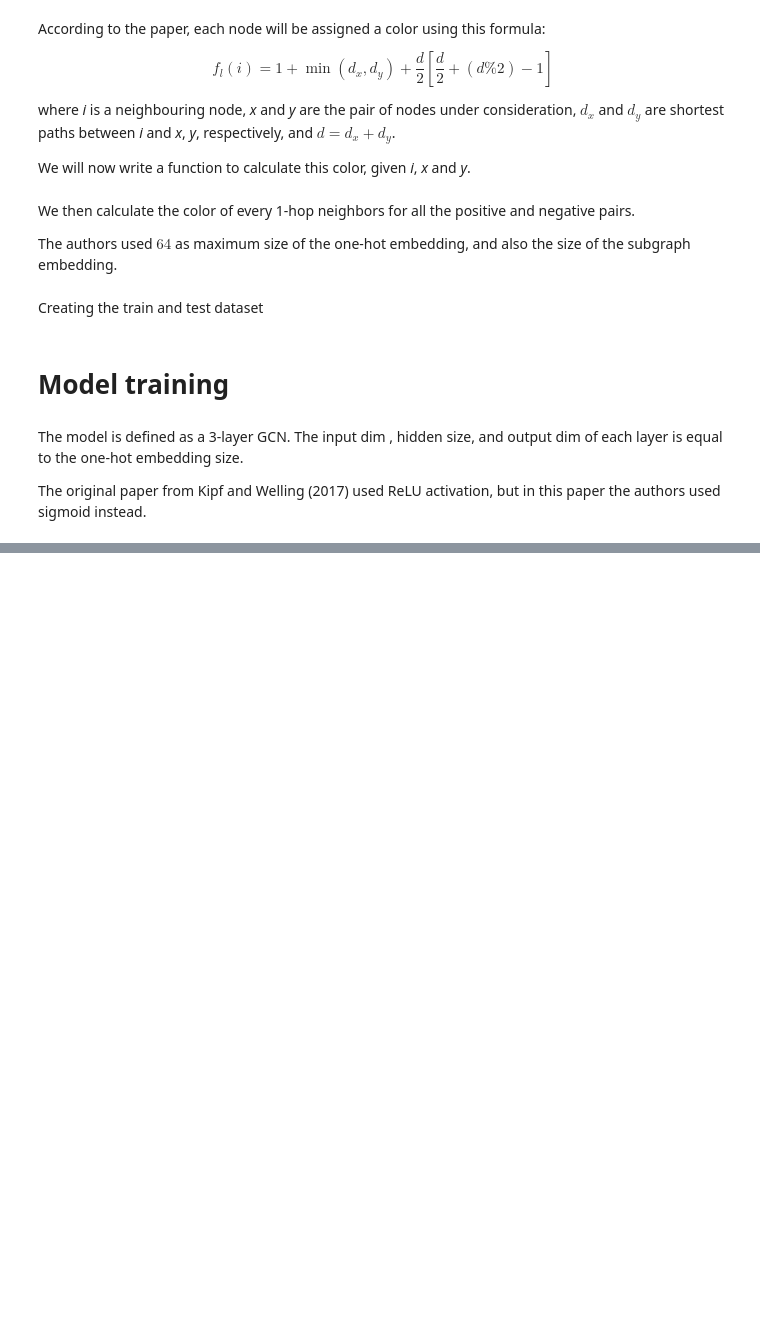
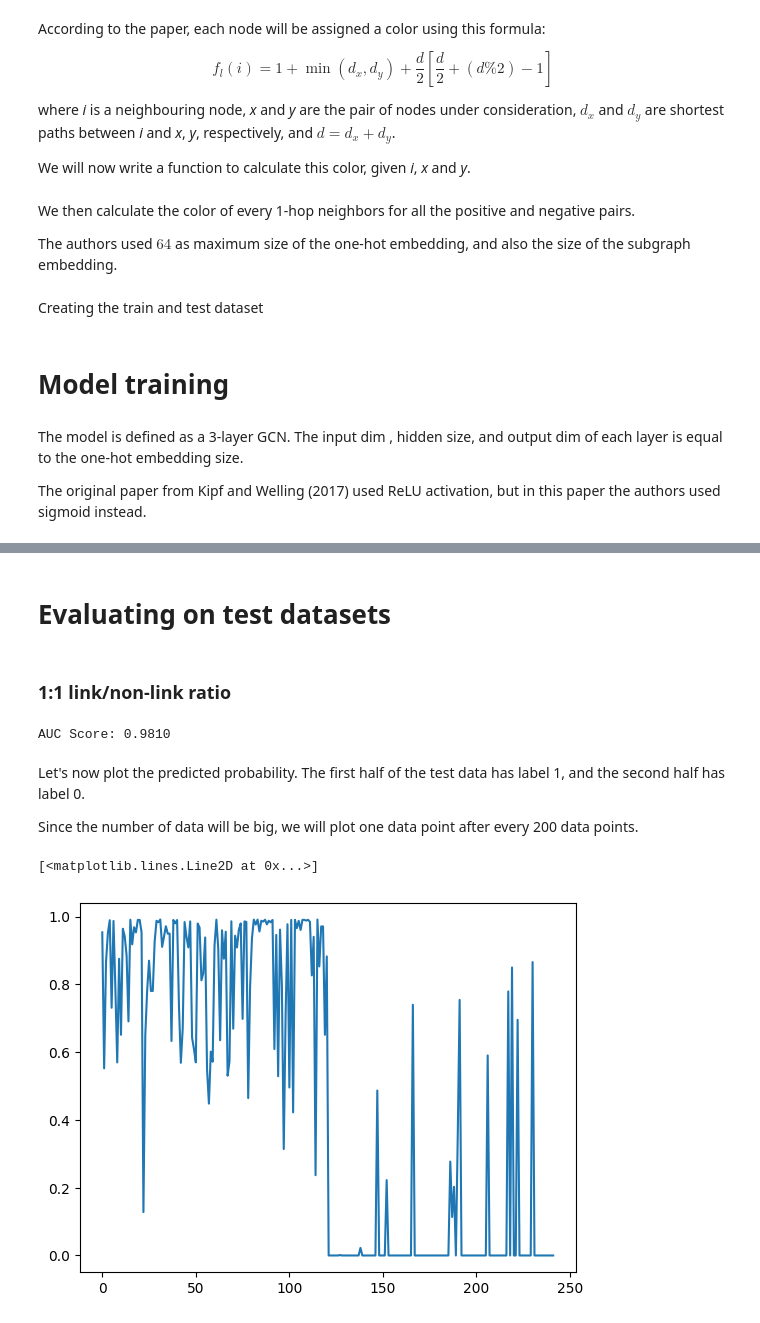
Before and after one commit to duc-ph/gcn_supply_link_prediction, a Jupyter notebook: scripts/main.ipynb, the cells around one changed output, grey strips where cells are left out. Saved outputs shown, nothing was run; the diff lists cells and outputs as text; code cells hidden in the pictures; blank space fills up the shorter version.

Commit message:
Finished training, evaluated on 1:1 link/nonlink ratio

```diff
--- a/scripts/main.ipynb
+++ b/scripts/main.ipynb
@@ -118,7 +149,7 @@ def get_color(i, x, y):
     # in the paper, the authors do not apply this *4 step.
     # But if not, how will they do the one-hot encoding
     # when the color is a float (e.g. 4.25)?
-    return int(color * 4)
+    return int(color)
 # %% [markdown]
 We then calculate the color of every 1-hop neighbors for all the positive and negative pairs.
 
@@ -271,0 +324,19 @@ model = CombinedModel(gnn_input_dim=MAX_COLOR, gnn_hidden_dim=MAX_COLOR, gnn_out
+# %%
+test_dataloader_1_1 = DataLoader(test_dataset_1_1, batch_size=128)
+# %%
+all_labels = []
+all_probs = []
+
+with torch.no_grad():
+    for batch in test_dataloader_1_1:
+        logits = model(batch.x.float(), batch.edge_index.int(), batch.batch)
+        probs = torch.sigmoid(logits).squeeze()
+
+        all_labels.append(batch.y.float())
+        all_probs.append(probs)
+
+all_labels = torch.cat(all_labels)
+all_probs = torch.cat(all_probs)
+
+auc_score = roc_auc_score(all_labels, all_probs)
+print(f"AUC Score: {auc_score:.4f}")
@@ -347,0 +427,32 @@ Epoch 20/20, Loss: 0.05174270735206033
+# %% [markdown]
+# Evaluating on test datasets
+# %% [markdown]
+### 1:1 link/non-link ratio
+# %%
+all_labels = []
+all_probs = []
+
+with torch.no_grad():
+    for batch in test_dataloader_1_1:
+        logits = model(batch.x.float(), batch.edge_index.int(), batch.batch)
+        probs = torch.sigmoid(logits).squeeze()
+
+        all_labels.append(batch.y.float())
+        all_probs.append(probs)
+
+all_labels = torch.cat(all_labels)
+all_probs = torch.cat(all_probs)
+
+auc_score = roc_auc_score(all_labels, all_probs)
+print(f"AUC Score: {auc_score:.4f}")
+# %% [output]
+AUC Score: 0.9810
+# %% [markdown]
+Let's now plot the predicted probability. The first half of the test data has label 1, and the second half has label 0.
+
+Since the number of data will be big, we will plot one data point after every 200 data points.
+# %%
+plt.plot(all_probs[::200])
+# %% [output]
+[<matplotlib.lines.Line2D at 0x...>]
+[figure, added]
```
Also changed, not shown: parts of 21 cells of this notebook.
